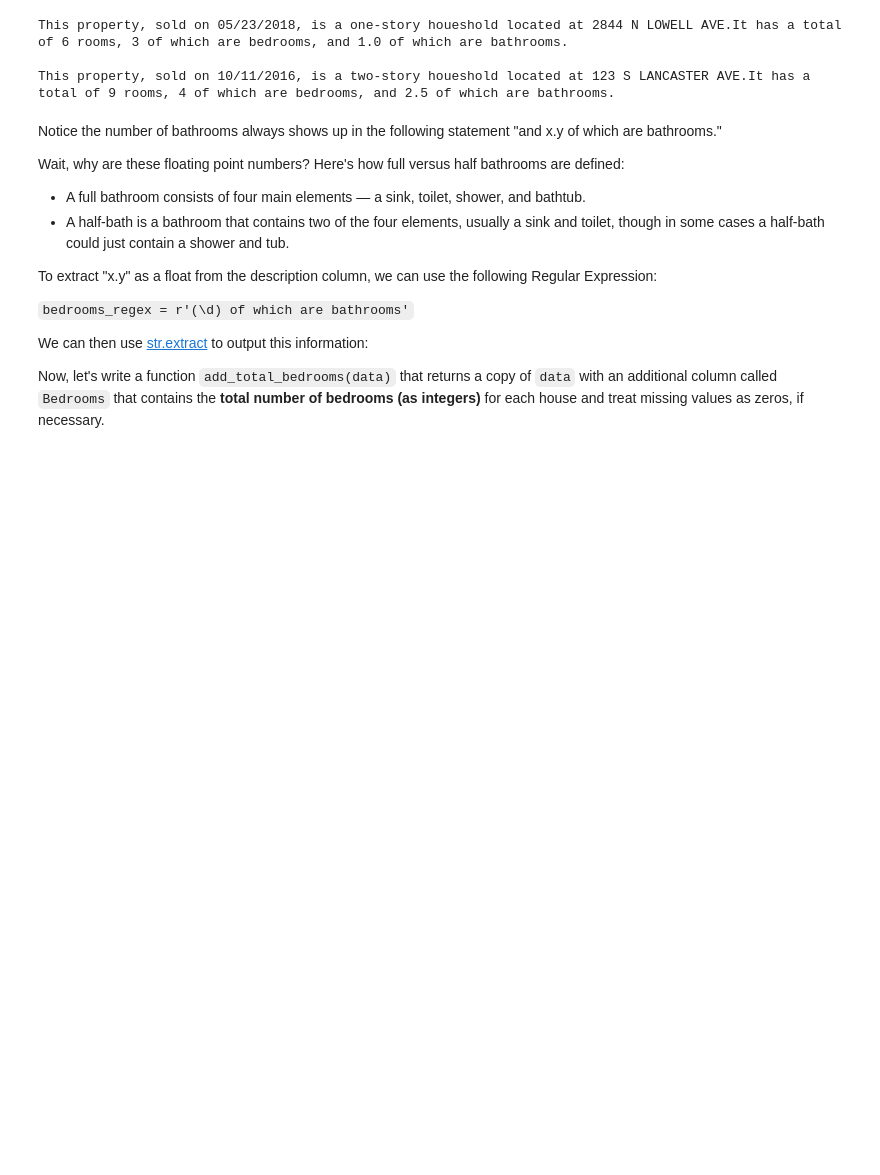
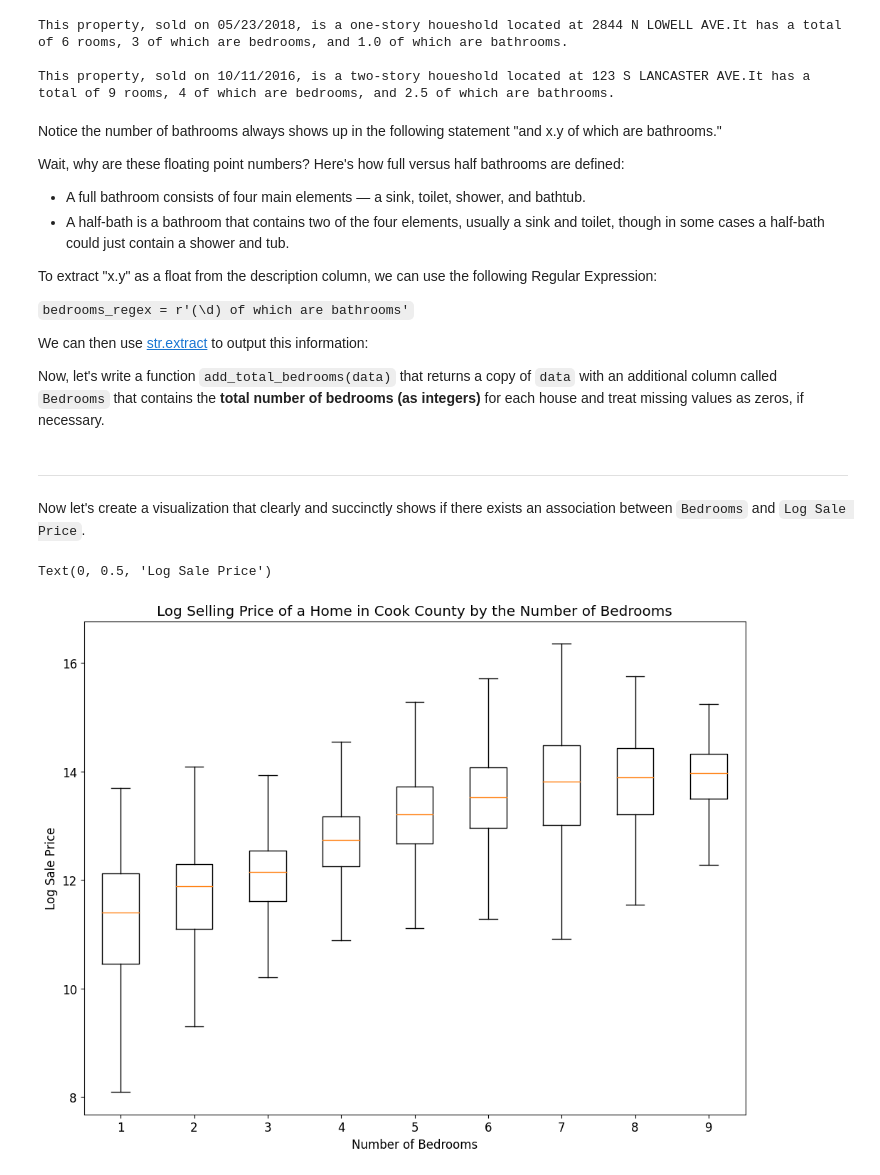
Before and after one commit to PSharp725/Cook-County-Housing, a Jupyter notebook: Cook_County_Housing_EDA.ipynb, the cells around one changed output. Saved outputs shown, nothing was run; the diff lists cells and outputs as text; code cells hidden in the pictures; blank space fills up the shorter version.

```diff
--- a/Cook_County_Housing_EDA.ipynb
+++ b/Cook_County_Housing_EDA.ipynb
@@ -260,11 +263,35 @@ def add_total_bedrooms(data):
     data (data frame): a data frame containing at least the Description column.
     """
     with_rooms = data.copy()
-    rooms_regex_1 = r'(\d) of which are bedrooms'
-    with_rooms['Bedrooms'] = data["Description"].str.extract(rooms_regex_1).astype(float)
-    with_rooms.fillna(0,inplace = True)
+    rooms_regex = r'(\d) of which are bedrooms'
+    with_rooms['Bedrooms'] = data["Description"].str.extract(rooms_regex).astype(float)
+    with_rooms.fillna(0,inplace = True)  # Treating missing values as zeros
     with_rooms['Bedrooms'] = with_rooms['Bedrooms'].astype(int)
 
     return with_rooms
 
 training_data = add_total_bedrooms(training_data)
+# %% [markdown]
+
+---
+
+Now let's create a visualization that clearly and succinctly shows if there exists an association between  `Bedrooms` and `Log Sale Price`.
+# %%
+max_rooms_sold = training_data['Bedrooms'].max()
+min_rooms_sold = 1
+sale_price_list_by_bedroom_count = []
+label_of_bedrooms = []
+
+for i in range(min_rooms_sold,max_rooms_sold + 1):
+    room_count_df = training_data[training_data['Bedrooms'] == i]
+    sale_price_list_by_bedroom_count.append(room_count_df['Log Sale Price'])
+    label_of_bedrooms.append(str(i) + ' Bedroom(s)')
+
+plt.boxplot(x=sale_price_list_by_bedroom_count,
+            showfliers=False)
+plt.title("Log Selling Price of a Home in Cook County by the Number of Bedrooms")
+plt.xlabel("Number of Bedrooms")
+plt.ylabel("Log Sale Price")
+# %% [output]
+Text(0, 0.5, 'Log Sale Price')
+[figure, added]
```
Also changed, not shown: parts of 18 cells of this notebook, 1 other file.
